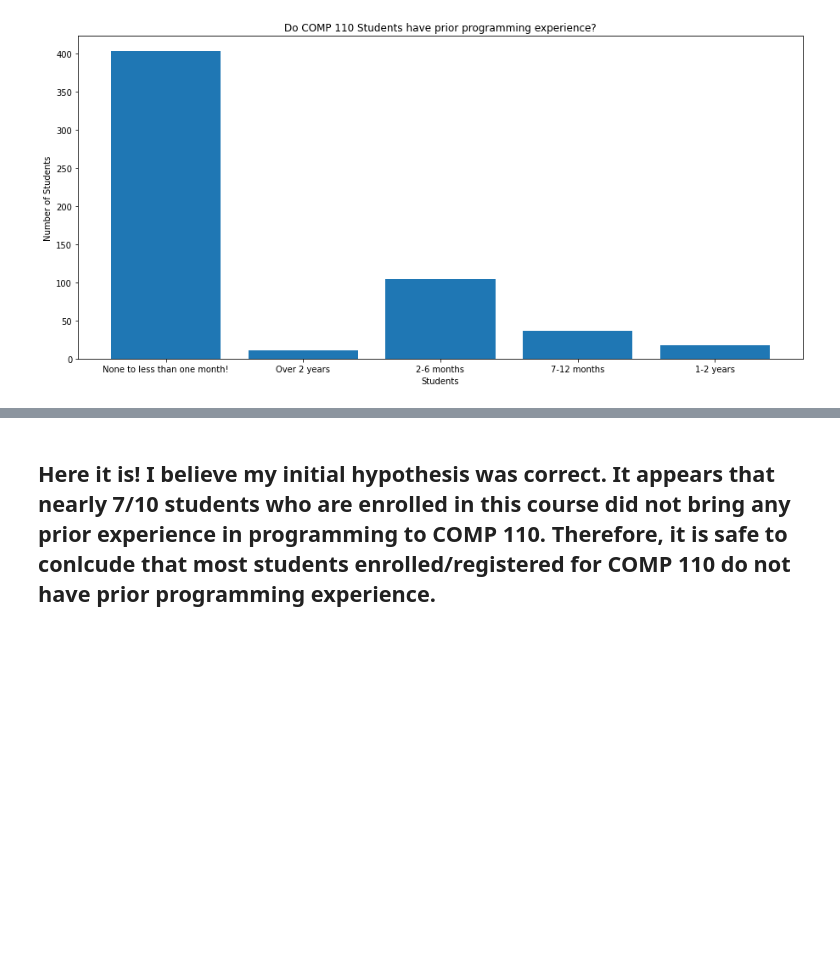
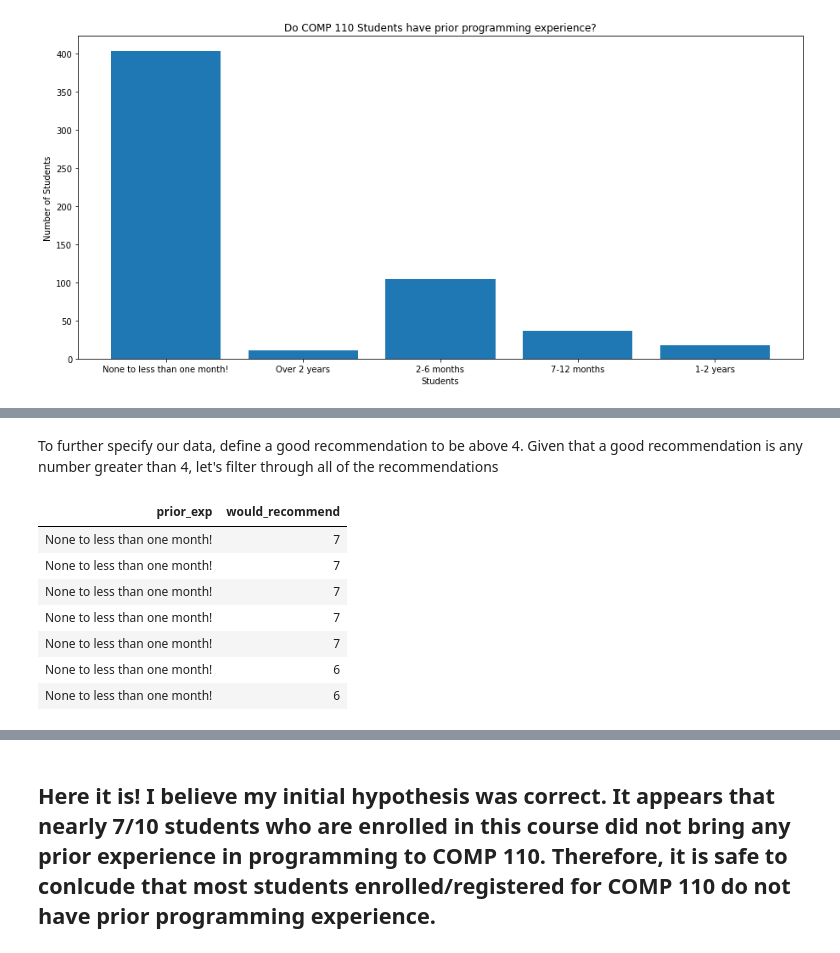
Before and after one commit to calvinsy-is-not-available/comp110-21f-workspace, a Jupyter notebook: projects/pj01/analysis.ipynb, the cells around one changed output, grey strips where cells are left out. Saved outputs shown, nothing was run; the diff lists cells and outputs as text; code cells hidden in the pictures; blank space fills up the shorter version.

```diff
--- a/projects/pj01/analysis.ipynb
+++ b/projects/pj01/analysis.ipynb
@@ -95,0 +192,18 @@ plt.show()
+# %% [markdown]
+To further specify our data, define a good recommendation to be above 4. Given that a good recommendation is any number greater than 4, let's filter through all of the recommendations
+# %%
+from data_utils import ratings_filter
+
+filtered_recommendations = ratings_filter(thunderdrive, 4)
+new_needed_data = concat(wanted_prior_exp, filtered_recommendations)
+new_equivalent_dicts = eq(new_needed_data)
+tabulate(new_equivalent_dicts, new_equivalent_dicts.keys(), "html")
+# %% [output]
+| prior_exp | would_recommend |
+| None to less than one month! | 7 |
+| None to less than one month! | 7 |
+| None to less than one month! | 7 |
+| None to less than one month! | 7 |
+| None to less than one month! | 7 |
+| None to less than one month! | 6 |
+| None to less than one month! | 6 |
```
Also changed, not shown: parts of 17 cells of this notebook, 1 other file.
